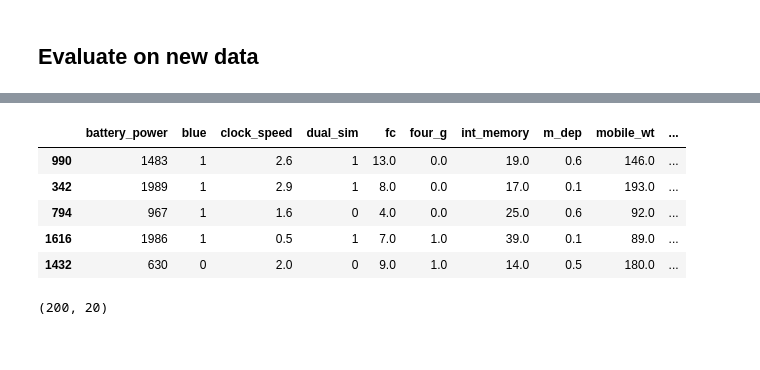
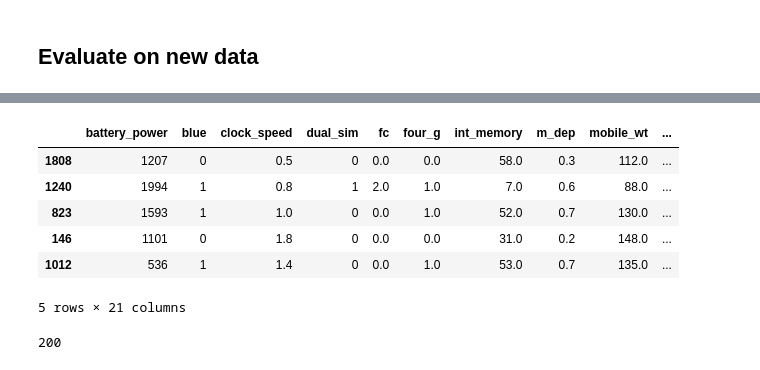
Before and after one commit to mayaarosama/-Devices-Price-Classification, a Jupyter notebook: Devices_Price_Classification.ipynb, the cells around one changed output, grey strips where cells are left out. Drawn from its saved outputs; the diff is of its cells as text; code cells hidden in the pictures.

```diff
--- a/Devices_Price_Classification.ipynb
+++ b/Devices_Price_Classification.ipynb
@@ -453,15 +453,16 @@ df_test.head()
 Y_tests=df_test['price_range']
 X_test=df_test.drop(columns=['price_range'])
 # %%
-X_test.head()
+df_test.head()
 # %% [output]
 |  | battery_power | blue | clock_speed | dual_sim | fc | four_g | int_memory | m_dep | mobile_wt | ... |
-| 990 | 1483 | 1 | 2.6 | 1 | 13.0 | 0.0 | 19.0 | 0.6 | 146.0 | ... |
-| 342 | 1989 | 1 | 2.9 | 1 | 8.0 | 0.0 | 17.0 | 0.1 | 193.0 | ... |
-| 794 | 967 | 1 | 1.6 | 0 | 4.0 | 0.0 | 25.0 | 0.6 | 92.0 | ... |
-| 1616 | 1986 | 1 | 0.5 | 1 | 7.0 | 1.0 | 39.0 | 0.1 | 89.0 | ... |
-| 1432 | 630 | 0 | 2.0 | 0 | 9.0 | 1.0 | 14.0 | 0.5 | 180.0 | ... |
+| 1808 | 1207 | 0 | 0.5 | 0 | 0.0 | 0.0 | 58.0 | 0.3 | 112.0 | ... |
+| 1240 | 1994 | 1 | 0.8 | 1 | 2.0 | 1.0 | 7.0 | 0.6 | 88.0 | ... |
+| 823 | 1593 | 1 | 1.0 | 0 | 0.0 | 1.0 | 52.0 | 0.7 | 130.0 | ... |
+| 146 | 1101 | 0 | 1.8 | 0 | 0.0 | 0.0 | 31.0 | 0.2 | 148.0 | ... |
+| 1012 | 536 | 1 | 1.4 | 0 | 0.0 | 1.0 | 53.0 | 0.7 | 135.0 | ... |
+5 rows × 21 columns
 # %%
-X_test.shape
+X_test.shape[0]
 # %% [output]
-(200, 20)
+200
```
Also changed, not shown: parts of 12 cells of this notebook.
